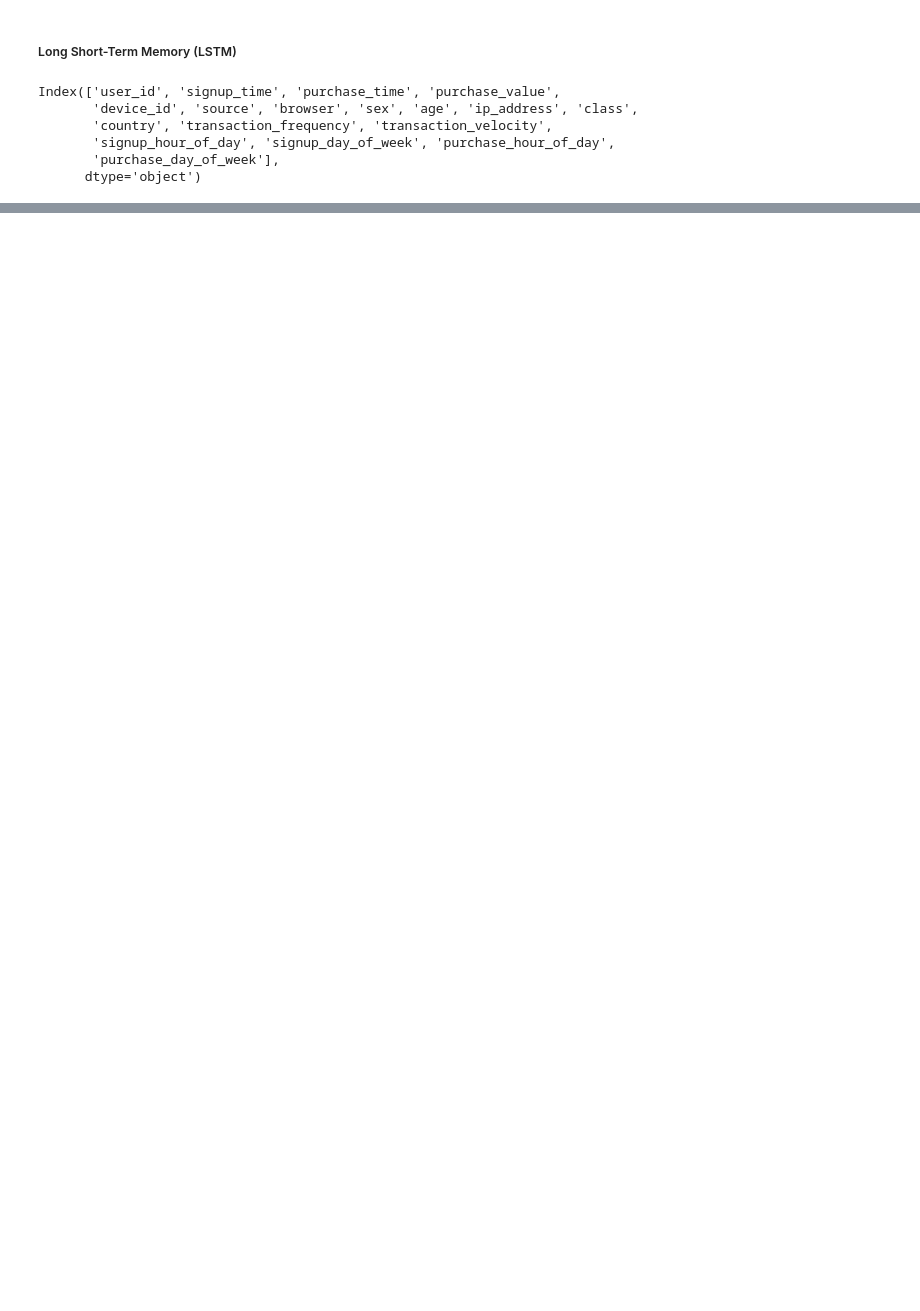
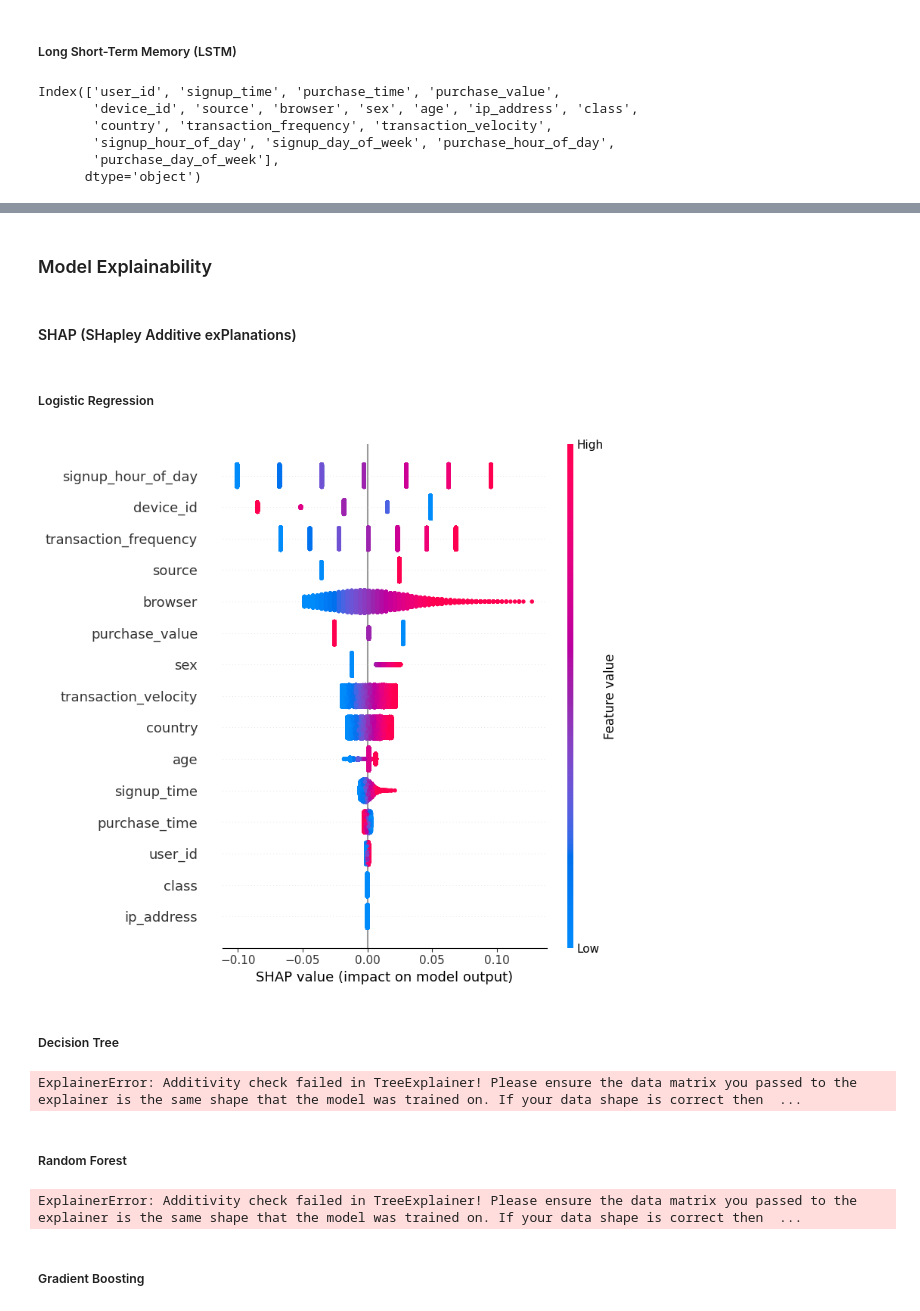
Before and after one commit to abrahamshimelis/fraud-detection, a Jupyter notebook: notebooks/fraud_detection.ipynb, the cells around one changed output, grey strips where cells are left out. Drawn from its saved outputs; the diff is of its cells as text; code cells hidden in the pictures; blank space fills up the shorter version.

Commit message:
working on model explainablity

```diff
--- a/notebooks/fraud_detection.ipynb
+++ b/notebooks/fraud_detection.ipynb
@@ -1061,3 +1061,45 @@ mlflow.sklearn.log_model(lstm_model, "LSTM")
 
 # End MLflow run
 mlflow.end_run()
+# %% [markdown]
+### Model Explainability
+# %% [markdown]
+#### SHAP (SHapley Additive exPlanations)
+# %% [markdown]
+##### Logistic Regression
+# %%
+# Create an Explainer and Compute SHAP Values
+explainer = shap.Explainer(lr_model, X_train)
+lr_shap_values = explainer(X_test)
+
+# Generate a Summary Plot
+feature_names = df_fraud.columns
+shap.summary_plot(lr_shap_values, X_test, feature_names=feature_names)
+# %% [output]
+[figure, added]
+# %% [markdown]
+##### Decision Tree
+# %%
+# Create an Explainer and Compute SHAP Values
+explainer = shap.Explainer(dtc_model, X_train)
+dtc_shap_values = explainer(X_test)
+
+# Generate a Summary Plot
+feature_names = df_fraud.columns
+shap.summary_plot(dtc_shap_values, X_test, feature_names=feature_names)
+# %% [output]
+ExplainerError: Additivity check failed in TreeExplainer! Please ensure the data matrix you passed to the explainer is the same shape that the model was trained on. If your data shape is correct then  ...
+# %% [markdown]
+##### Random Forest
+# %%
+# Create an Explainer and Compute SHAP Values
+explainer = shap.Explainer(rfc_model, X_train)
+rfc_shap_values = explainer(X_test)
+
+# Generate a Summary Plot
+feature_names = df_fraud.columns
+shap.summary_plot(rfc_shap_values, X_test, feature_names=feature_names)
+# %% [output]
+ExplainerError: Additivity check failed in TreeExplainer! Please ensure the data matrix you passed to the explainer is the same shape that the model was trained on. If your data shape is correct then  ...
+# %% [markdown]
+##### Gradient Boosting
```
Also changed, not shown: parts of 9 cells of this notebook, 1 other file.
